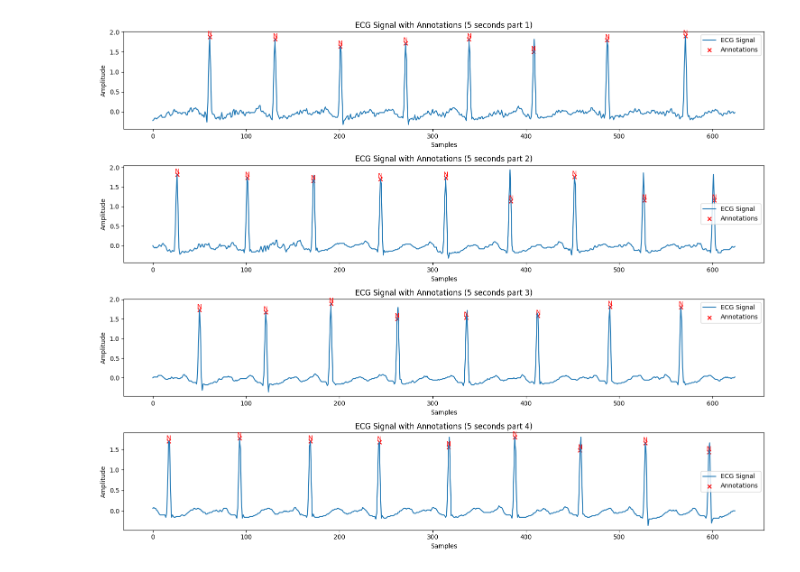
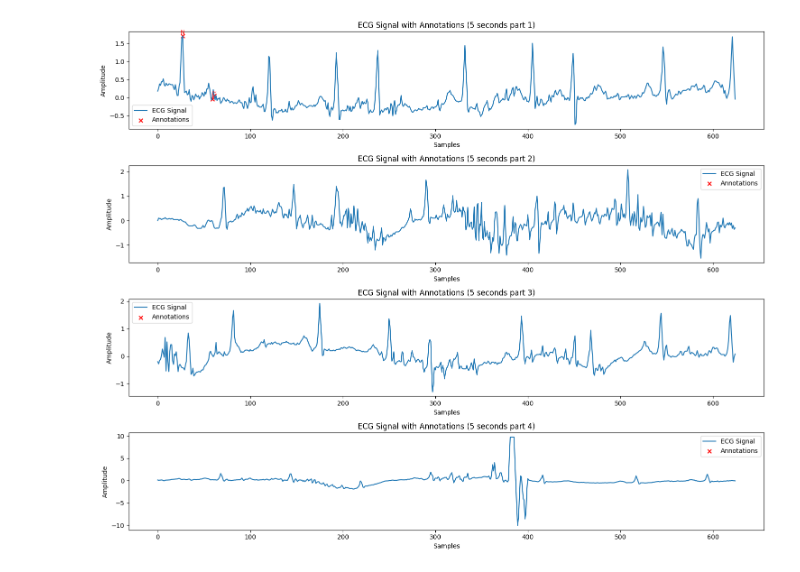
Before and after one commit to devguno/CDM, a Jupyter notebook: tt.ipynb, the cells around one changed output. Drawn from its saved outputs; the diff is of its cells as text; code cells hidden in the pictures.

```diff
--- a/tt.ipynb
+++ b/tt.ipynb
@@ -34,7 +35,7 @@ import wfdb
 import matplotlib.pyplot as plt
 
 # 파일 경로 설정 (확장자를 제외한 파일 이름만 지정)
-file_path = 'D:\\extract\\p1'  # 'p1' 파일 이름만 입력 (확장자 제외)
+file_path = r'C:\Users\SNUH\Desktop\adult_sample\adult_sample2'   # 'p1' 파일 이름만 입력 (확장자 제외)
 
 # 신호 데이터 읽기
 record = wfdb.rdrecord(file_path)
@@ -154,53 +172,48 @@ import wfdb
 import matplotlib.pyplot as plt
 
 # 파일 경로 설정 (확장자를 제외한 파일 이름만 지정)
-file_path = 'D:\\extract\\p3'  # 'p1' 파일 이름만 입력 (확장자 제외)
+file_path = r'C:\Users\SNUH\Desktop\adult_sample\adult_sample2'   # 'p1' 파일 이름만 입력 (확장자 제외)
 
 # 신호 데이터 읽기
 record = wfdb.rdrecord(file_path)
 # 주석 데이터 읽기
 annotation = wfdb.rdann(file_path, 'ann')
 
-# 신호 데이터의 길이 가져오기
-signal_length = len(record.p_signal)
 # 샘플링 속도 가져오기
 fs = record.fs
 
 # 5초에 해당하는 샘플 수 계산
 samples_in_5_sec = int(5 * fs)
 
-# 신호의 중간 지점 계산
-mid_point = signal_length // 2
-
-# 4개의 5초 구간 설정
-start_samples = [mid_point - 2 * samples_in_5_sec + i * samples_in_5_sec for i in range(4)]
+# 시작부터 4개의 5초 구간 설정
+start_samples = [i * samples_in_5_sec for i in range(4)]
 end_samples = [start + samples_in_5_sec for start in start_samples]
 
 # 4개의 그래프를 그리기 위한 설정
 plt.figure(figsize=(15, 12))
 
 for i, (start_sample, end_sample) in enumerate(zip(start_samples, end_samples)):
     # 해당 구간의 신호와 주석 데이터 필터링
     filtered_signal = record.p_signal[start_sample:end_sample, 0]
     filtered_samples = annotation.sample[(annotation.sample >= start_sample) & (annotation.sample < end_sample)] - start_sample
     filtered_symbols = [annotation.symbol[j] for j in range(len(annotation.sample)) if start_sample <= annotation.sample[j] < end_sample]
 
     # 신호 시각화 (5초 구간, 첫 번째 채널만 시각화)
     plt.subplot(4, 1, i + 1)
     plt.plot(filtered_signal, label='ECG Signal')
 
     # 주석 심볼 표시
     for sample, symbol in zip(filtered_samples, filtered_symbols):
         plt.text(sample, filtered_signal[sample], symbol, color='red', fontsize=10, ha='center', va='bottom')
 
     # 주석 위치에 심볼 표시
     plt.scatter(filtered_samples, filtered_signal[filtered_samples], color='red', label='Annotations', marker='x')
     plt.title(f'ECG Signal with Annotations (5 seconds part {i+1})')
     plt.xlabel('Samples')
     plt.ylabel('Amplitude')
     plt.legend()
 
 plt.tight_layout()
 plt.show()
 # %% [output]
-[figure, old version]
+[figure, new version]
```
Also changed, not shown: parts of 7 cells of this notebook, 2 other files.
